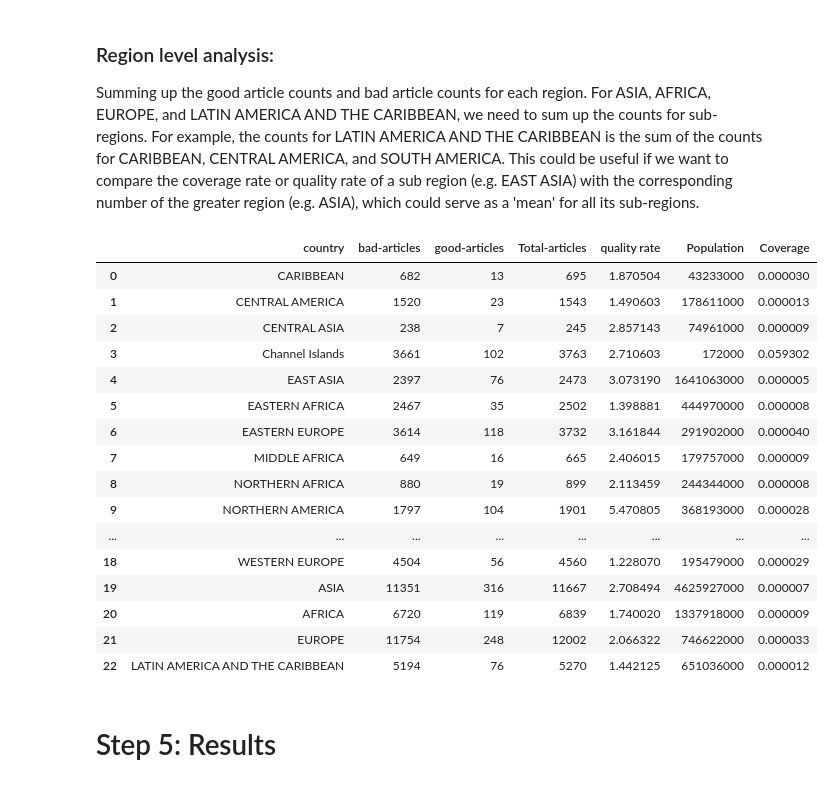
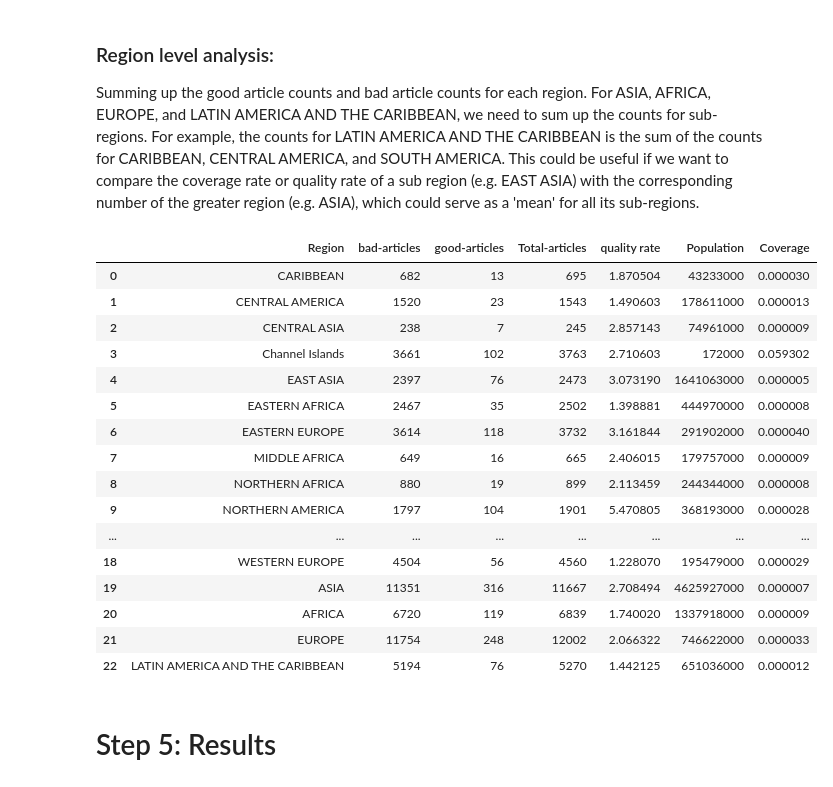
Before and after one commit to ningjis/data-512-a2, a Jupyter notebook: hcds_a2_bias.ipynb, the cells around one changed output. Drawn from its saved outputs; the diff is of its cells as text; code cells hidden in the pictures.

```diff
--- a/hcds_a2_bias.ipynb
+++ b/hcds_a2_bias.ipynb
@@ -283,36 +301,36 @@ article_region = article_region.append(asia_count)
 
 africa_count = {False: [article_region.loc[article_region.index.str.contains('AFRICA'), False].sum()], \
               True: [article_region.loc[article_region.index.str.contains('AFRICA'), True].sum()],  \
              'Total-articles': [article_region.loc[article_region.index.str.contains('AFRICA'), 'Total-articles'].sum()]}
 africa_count = pd.DataFrame(africa_count, index=['AFRICA'])
 article_region = article_region.append(africa_count)
 
 europe_count = {False: [article_region.loc[article_region.index.str.contains('EUROPE'), False].sum()], \
               True: [article_region.loc[article_region.index.str.contains('EUROPE'), True].sum()],  \
              'Total-articles': [article_region.loc[article_region.index.str.contains('EUROPE'), 'Total-articles'].sum()]}
 europe_count = pd.DataFrame(europe_count, index=['EUROPE'])
 article_region = article_region.append(europe_count)
 
 latin_count = {False: [article_region.loc[['CARIBBEAN', 'CENTRAL AMERICA', 'SOUTH AMERICA'], False].sum()], \
               True: [article_region.loc[['CARIBBEAN', 'CENTRAL AMERICA', 'SOUTH AMERICA'], True].sum()],  \
              'Total-articles': [article_region.loc[['CARIBBEAN', 'CENTRAL AMERICA', 'SOUTH AMERICA'], 'Total-articles'].sum()]}
 latin_count = pd.DataFrame(latin_count, index=['LATIN AMERICA AND THE CARIBBEAN'])
 article_region = article_region.append(latin_count)
 
 # Merge table to get population column
 article_region = article_region.merge(regional_rows, left_on=article_region.index, right_on='Name')
 
 # Calculate quality rate
 article_region['quality rate'] = article_region[True] * 100.0 / article_region['Total-articles']
 
 # Calculate Coverage
-article_region = article_region.rename(columns={"Name": "country", False: "bad-articles", True: "good-articles"})
+article_region = article_region.rename(columns={"Name": "Region", False: "bad-articles", True: "good-articles"})
 article_region['Coverage'] = article_region["good-articles"] * 100.0 / article_region['Population']
 
-article_region.insert(0, 'country', article_region.pop('country'))
+article_region.insert(0, 'Region', article_region.pop('Region'))
 article_region
 # %% [output]
-|  | country | bad-articles | good-articles | Total-articles | quality rate | Population | Coverage |
+|  | Region | bad-articles | good-articles | Total-articles | quality rate | Population | Coverage |
 | 0 | CARIBBEAN | 682 | 13 | 695 | 1.870504 | 43233000 | 0.000030 |
 | 1 | CENTRAL AMERICA | 1520 | 23 | 1543 | 1.490603 | 178611000 | 0.000013 |
 | 2 | CENTRAL ASIA | 238 | 7 | 245 | 2.857143 | 74961000 | 0.000009 |
```
Also changed, not shown: parts of 3 cells of this notebook, 1 other file.
